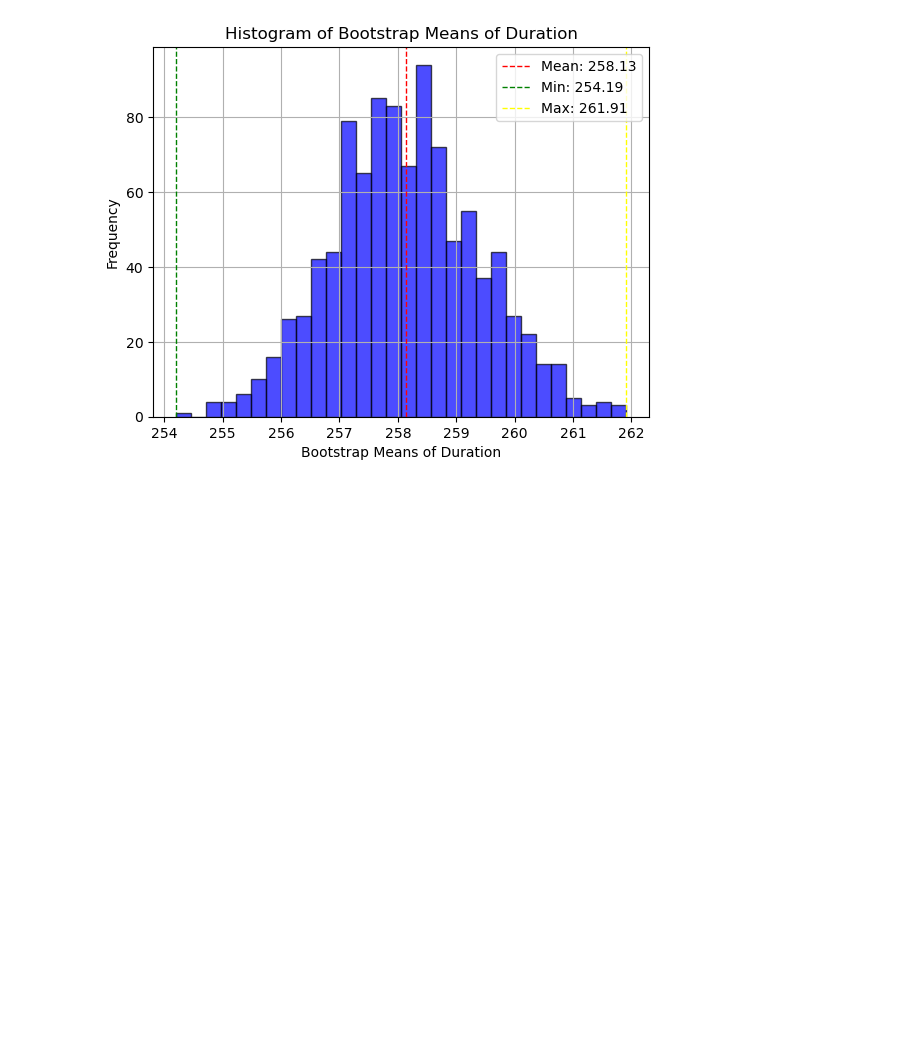
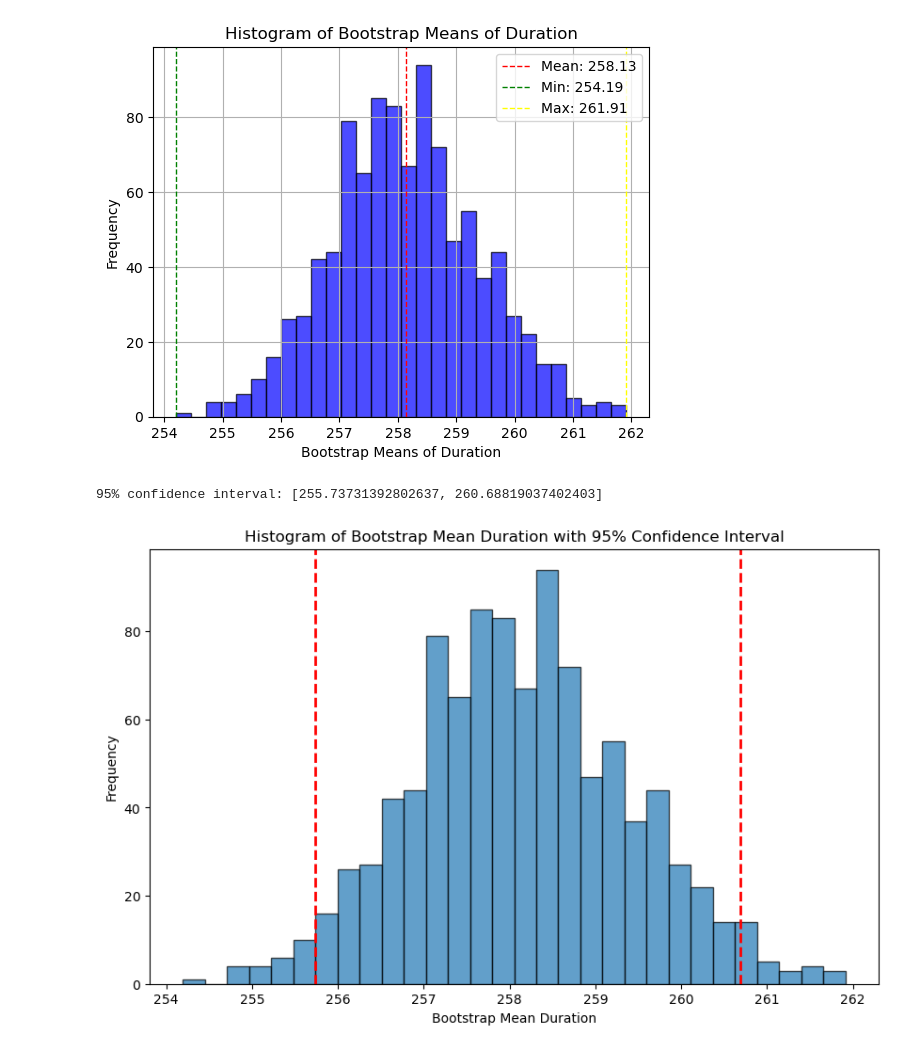
Before and after one commit to briggyx/bank_marketing_analysis, a Jupyter notebook: src/histograms_bootstrap_confidence_intervals.ipynb, the cells around one changed output. Saved outputs shown, nothing was run; the diff lists cells and outputs as text; code cells hidden in the pictures; blank space fills up the shorter version.

```diff
--- a/src/histograms_bootstrap_confidence_intervals.ipynb
+++ b/src/histograms_bootstrap_confidence_intervals.ipynb
@@ -424,3 +462,22 @@ plt.grid(True)
 plt.show()
 # %% [output]
 [figure]
+# %%
+bootstrap_means_duration_array = bootstrap_means_duration['bootstrap_mean_duration'].to_numpy()
+
+lower_bound_duration = np.percentile(bootstrap_means_duration_array, 2.5)
+upper_bound_duration = np.percentile(bootstrap_means_duration_array, 97.5)
+
+print(f"95% confidence interval: [{lower_bound_duration}, {upper_bound_duration}]")
+
+plt.figure(figsize=(10, 6))
+plt.hist(bootstrap_means_duration_array, bins=30, edgecolor='k', alpha=0.7)
+plt.axvline(lower_bound_duration, color='r', linestyle='dashed', linewidth=2)
+plt.axvline(upper_bound_duration, color='r', linestyle='dashed', linewidth=2)
+plt.title('Histogram of Bootstrap Mean Duration with 95% Confidence Interval')
+plt.xlabel('Bootstrap Mean Duration')
+plt.ylabel('Frequency')
+plt.show()
+# %% [output]
+95% confidence interval: [255.73731392802637, 260.68819037402403]
+[figure, added]
```
Also changed, not shown: parts of 4 cells of this notebook, 9 other files.
